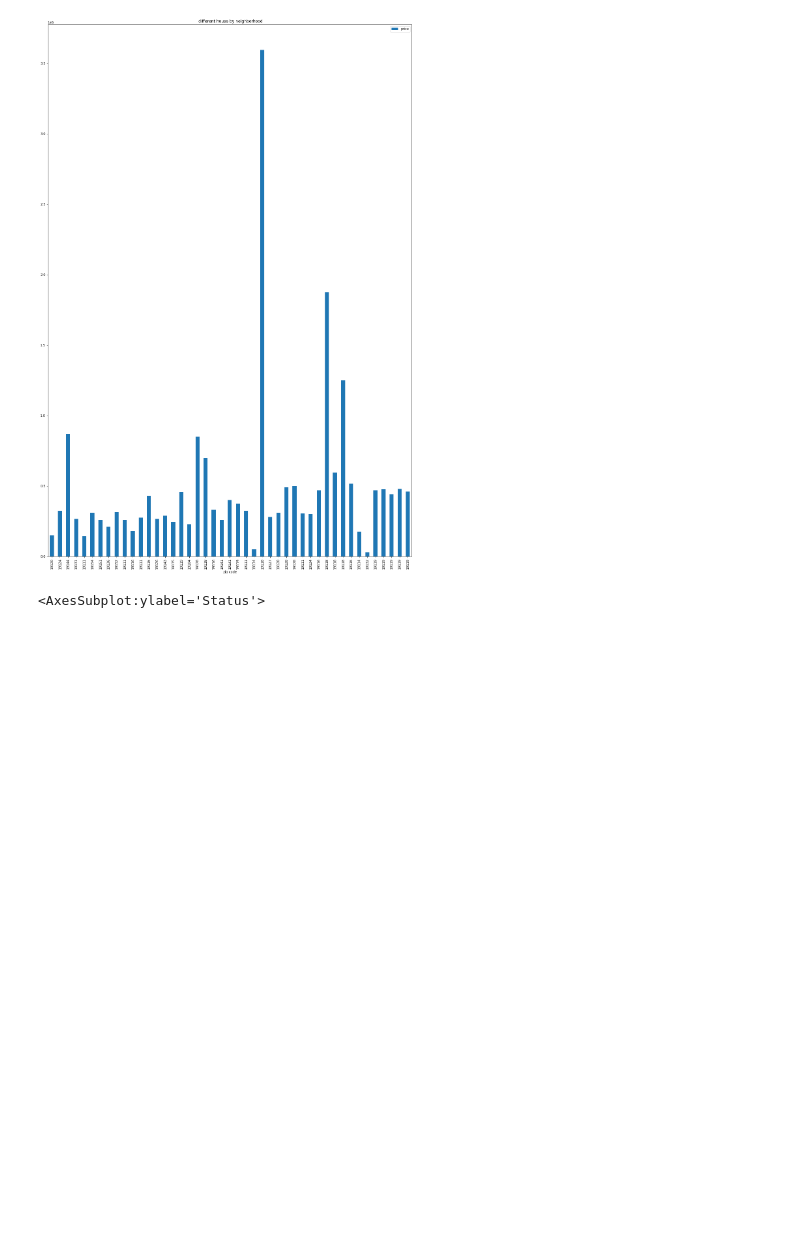
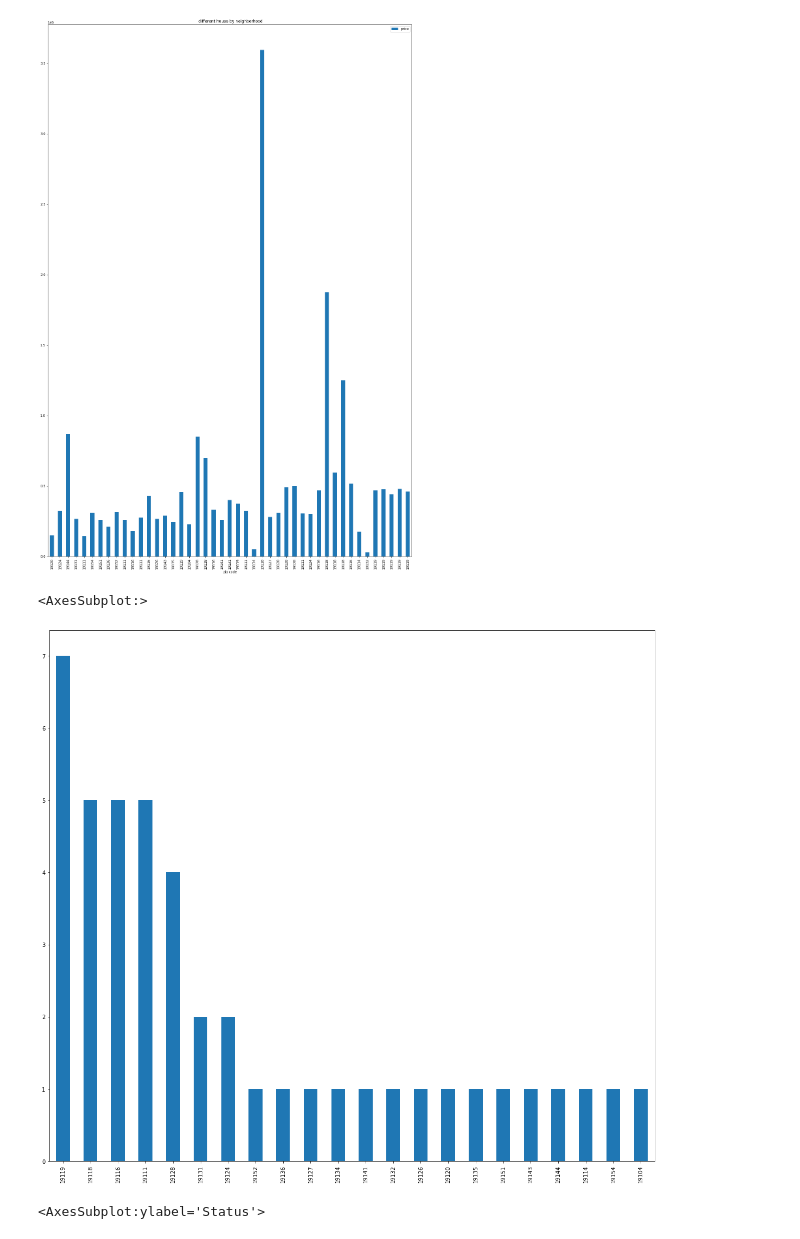
Before and after one commit to sdonofrio2/Real-Estate-Value-Calculator, a Jupyter notebook: Visualization.ipynb, the cells around one changed output. Drawn from its saved outputs; the diff is of its cells as text; code cells hidden in the pictures; blank space fills up the shorter version.

```diff
--- a/Visualization.ipynb
+++ b/Visualization.ipynb
@@ -237,6 +237,11 @@ total_price_df.plot.bar(x='zip code', y= 'price', title=' different house by nei
 # %% [output]
 <AxesSubplot:title={'center':' different house by neighborhood'}, xlabel='zip code'>
 [figure]
+# %%
+total_price_df['zip code'].value_counts().plot(kind='bar')
+# %% [output]
+<AxesSubplot:>
+[figure, added]
 # %%
 ## Thirs vizualisation : House Listed  by Status
 total_price_df['Status'].value_counts().plot(kind='pie')
```
